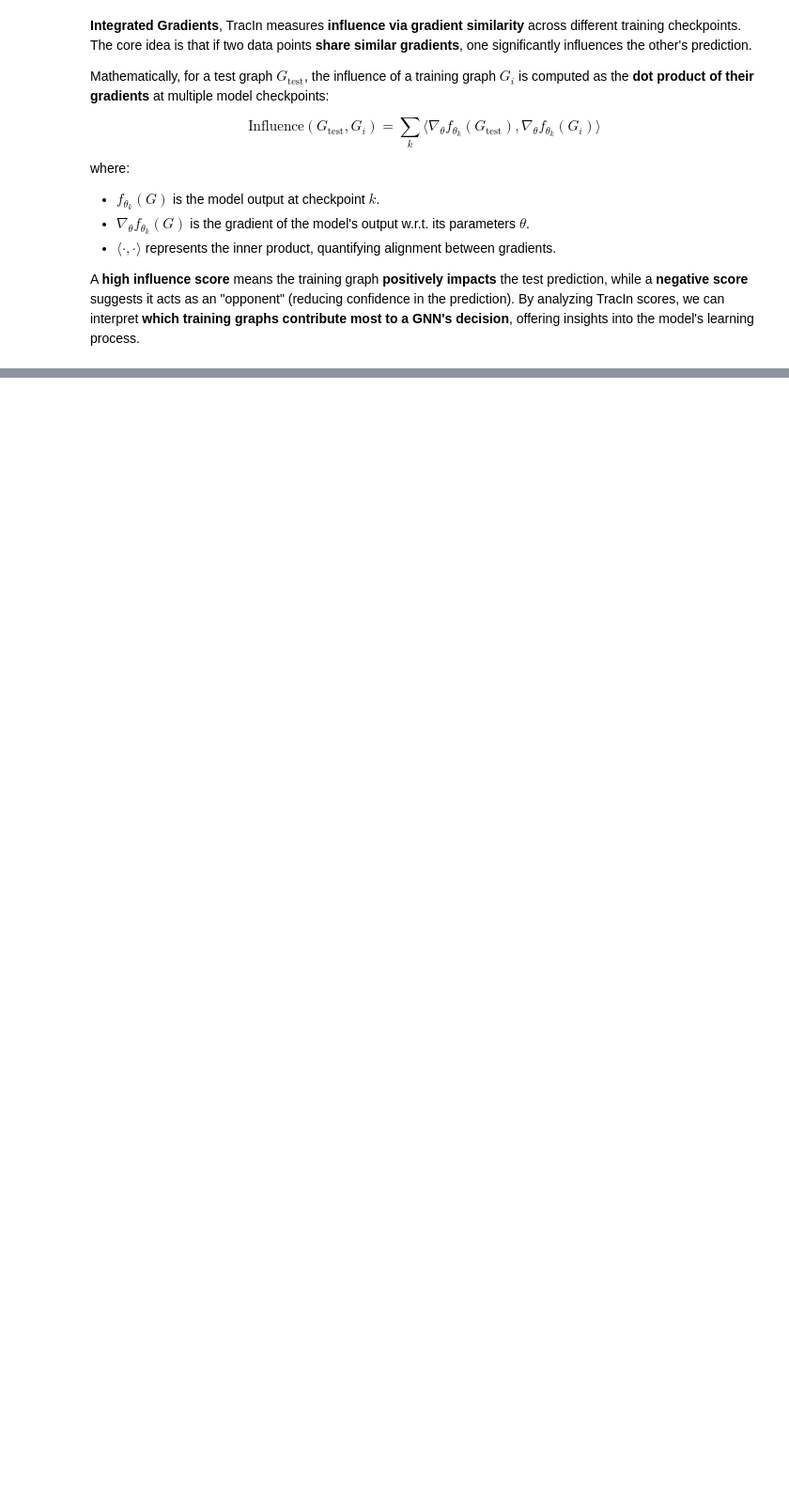
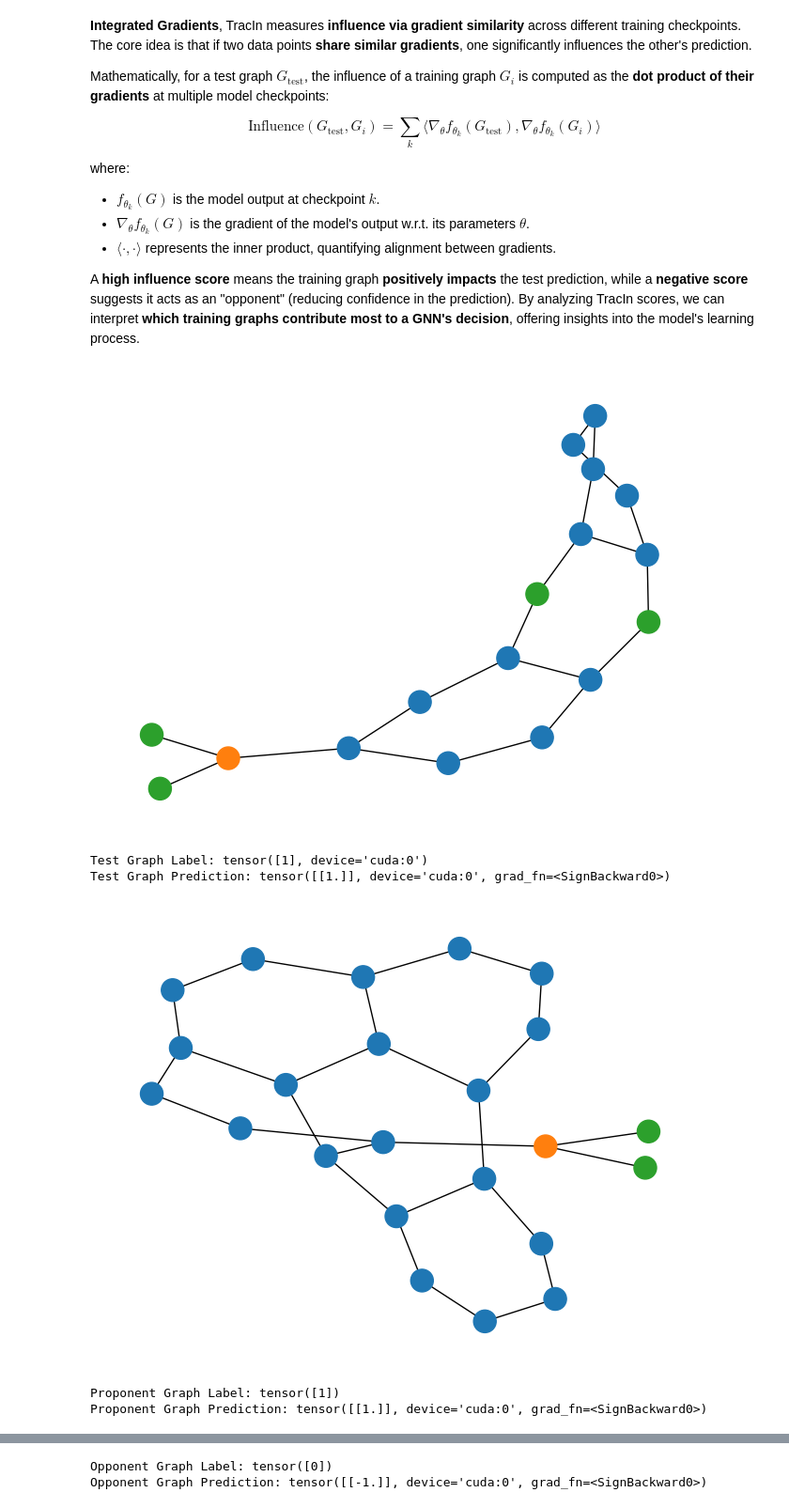
Before and after one commit to zachdaube/CS485, a Jupyter notebook: Homework_4.ipynb, the cells around one changed output, grey strips where cells are left out. Shown at 94% size. Saved outputs shown, nothing was run; the diff lists cells and outputs as text; code cells hidden in the pictures; blank space fills up the shorter version.

```diff
--- a/Homework_4.ipynb
+++ b/Homework_4.ipynb
@@ -480,46 +552,62 @@ def compute_graph_influence(gnn, test_graph, train_graphs, checkpoints, top_k=1)
     opponents = torch.tensor([], dtype=torch.int64)
 
     ############# Your code here ############
+    testgrads = compute_gradient(gnn, test_graph.to(device), checkpoints)
+
 
     # 1. Compute gradients for the test graph
+    influencescores = torch.zeros(len(train_graphs))
 
     # 2. Compute gradients for all training graphs
+    for i in range(len(train_graphs)):
+        traingrads = compute_gradient(gnn, train_graphs[i].to(device), checkpoints)
+        for k in range(len(checkpoints)):
+            influencescores[i] += torch.dot(testgrads[k], traingrads[k])
 
     # 3. Compute relevance scores using gradient similarity
 
     # 4. Select top-k most relevant and least relevant graphs
+    proponents = torch.topk(influencescores, k=top_k).indices
+    opponents = torch.topk(influencescores, k=top_k, largest=False).indices
 
     #########################################
 
     return proponents, opponents
 
 
 # Load model checkpoints
 checkpoints = ['checkpoints/gnn-epoch=49.ckpt', 'checkpoints/gnn-epoch=99.ckpt']
 
 # Select a test graph and training graphs
 idx = 0
 test_graph = mutag[test_idx[idx]]
 train_graphs = mutag[train_idx]
 
 # Compute the most and least influential graphs
 proponents, opponents = compute_graph_influence(gnn, test_graph, train_graphs, checkpoints)
 
 # Visualize the test graph
 draw_graph(test_graph)
 print(f"Test Graph Label: {test_graph.y}")
 print(f"Test Graph Prediction: {gnn(test_graph.x, test_graph.edge_index).sign()}")
 
 # Visualize the most influential training graphs
 for i in proponents:
     plt.figure()
     draw_graph(train_graphs[i])
     print(f"Proponent Graph Label: {train_graphs[i].y}")
-    print(f"Proponent Graph Prediction: {gnn(train_graphs[i].x, train_graphs[i].edge_index).sign()}")
+    print(f"Proponent Graph Prediction: {gnn(train_graphs[i].x.to(device), train_graphs[i].edge_index.to(device)).sign()}")
 
 # Visualize the least influential training graphs
 for i in opponents:
     plt.figure()
     draw_graph(train_graphs[i])
     print(f"Opponent Graph Label: {train_graphs[i].y}")
-    print(f"Opponent Graph Prediction: {gnn(train_graphs[i].x, train_graphs[i].edge_index).sign()}")
+    print(f"Opponent Graph Prediction: {gnn(train_graphs[i].x.to(device), train_graphs[i].edge_index.to(device)).sign()}")
+# %% [output]
+[figure, added]
+Test Graph Label: tensor([1], device='cuda:0')
+Test Graph Prediction: tensor([[1.]], device='cuda:0', grad_fn=<SignBackward0>)
+[figure, added]
+Proponent Graph Label: tensor([1])
+Proponent Graph Prediction: tensor([[1.]], device='cuda:0', grad_fn=<SignBackward0>)
@@ -525,0 +615,2 @@ for i in opponents:
+Opponent Graph Label: tensor([0])
+Opponent Graph Prediction: tensor([[-1.]], device='cuda:0', grad_fn=<SignBackward0>)
```
Also changed, not shown: parts of 7 cells of this notebook.
